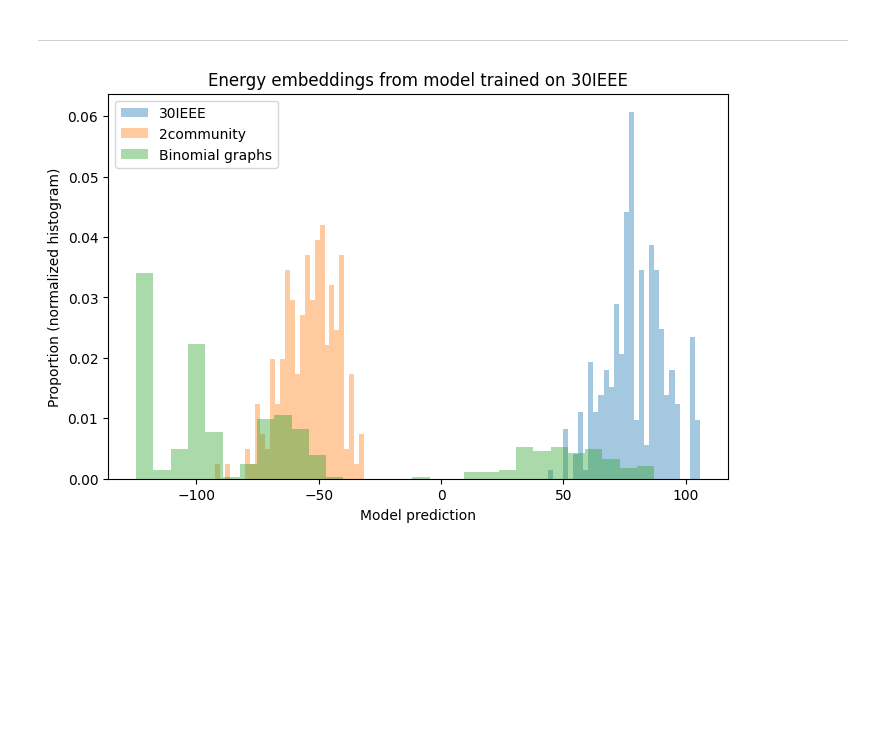
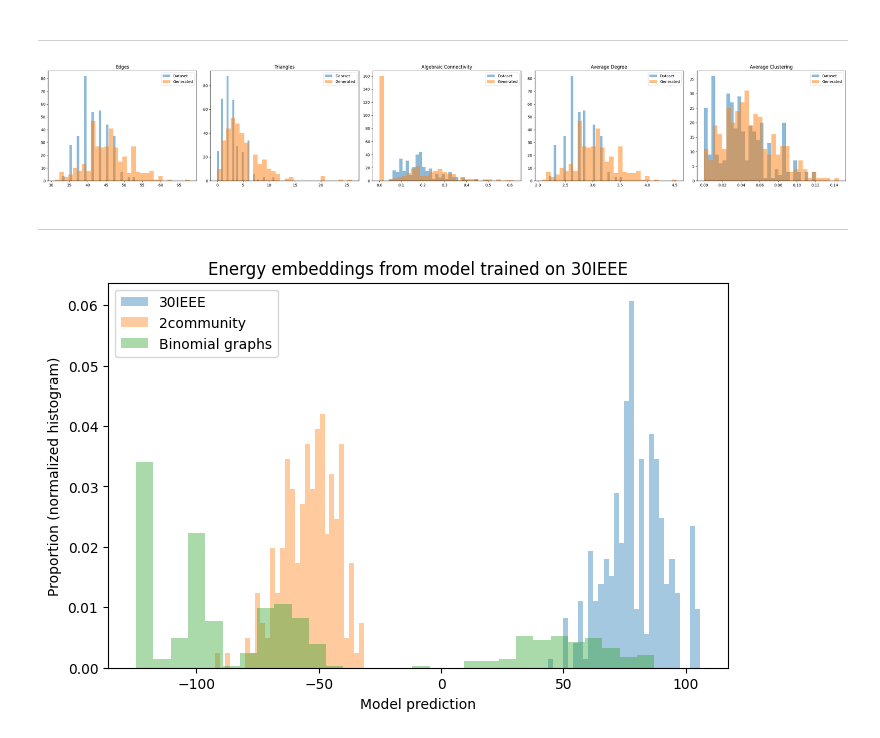
Before and after one commit to LorenzoTonet/deep_erg_experiments, a Jupyter notebook: 30IEEE_eval.ipynb, the cells around one changed output. Drawn from its saved outputs; the diff is of its cells as text; code cells hidden in the pictures; blank space fills up the shorter version.

```diff
--- a/30IEEE_eval.ipynb
+++ b/30IEEE_eval.ipynb
@@ -42,7 +42,7 @@ generated = []
 generated_tensors = []
 
 with torch.no_grad():
-    for i in range(300):
+    for i in range(350):
         A, feats = dataset_30IEEE[i]
         A_gen = gibbs_ministeps(A, model_30IEEE_20epochs_2500GS, feats.to(device), device, mini_steps=500)
         G_gen = nx.from_numpy_array(A_gen.cpu().numpy())
@@ -98,3 +126,47 @@ Number of connected generated graphs: 155 over 300 generated graphs
+# %%
+dataset_obs = [measurer.observables(g[0]) for g in dataset_30IEEE]
+gen_obs = [measurer.observables(g) for g in generated_tensors]
+# %%
+def hist_obs_samples(observables_samples: list, observable_data: list[torch.Tensor], w = 10, h = 8, scale = 0.6, color = "#11a39c", bins = 30, obs_labels = None):
+    num_obs = observables_samples[0].shape[0]
+    figsize = (num_obs * w * scale, h * scale)
+
+    gen_obs= torch.stack(observables_samples).cpu().numpy()
+    data_obs = torch.stack(observable_data).cpu().numpy()
+
+    fig, axes = plt.subplots(1, num_obs, figsize=figsize, squeeze=False)
+
+    for p in range(num_obs):
+        ax = axes[0, p]
+
+        obs_samples = gen_obs[:, p]
+        obs_data    = data_obs[:, p]
+
+        # dataset
+        ax.hist(
+            obs_data, bins=bins, alpha=0.5,
+            label="Dataset", density=False
+        )
+        # generati
+        ax.hist(
+            obs_samples, bins=bins, alpha=0.5,
+            label="Generated", density=False
+        )
+
+        if obs_labels is not None:
+            ax.set_title(f'{obs_labels[p]}')
+        else:
+            ax.set_title(f'Observable {p}')
+        ax.legend()
+
+    plt.tight_layout()
+    plt.show()
+# %%
+hist_obs_samples(gen_obs, dataset_obs, obs_labels = ["Edges", "Triangles", "Algebraic Connectivity", "Average Degree", "Average Clustering"])
+# %% [output]
+[figure, added]
+# %% [markdown]
+---
 # %%
 with open("data/30IEEE_synth_dataset/reduced_30IEEE_synth_list_netX.pkl", "rb") as f:
     netX_30IEEE = pkl.load(f)
```
Also changed, not shown: parts of 2 cells of this notebook, 7 other files.
